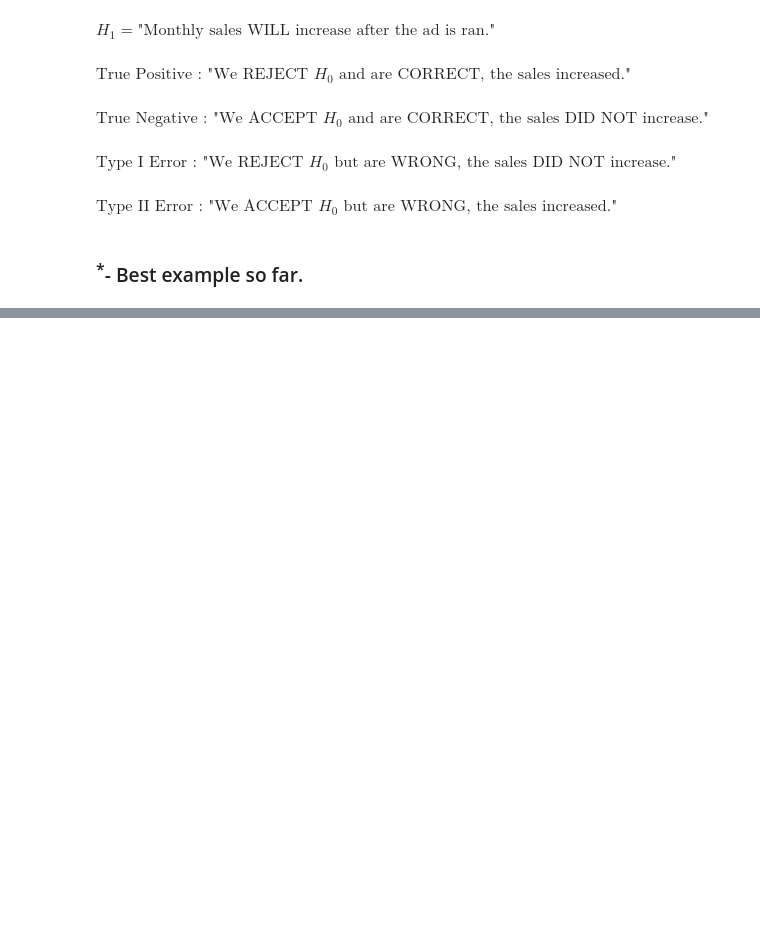
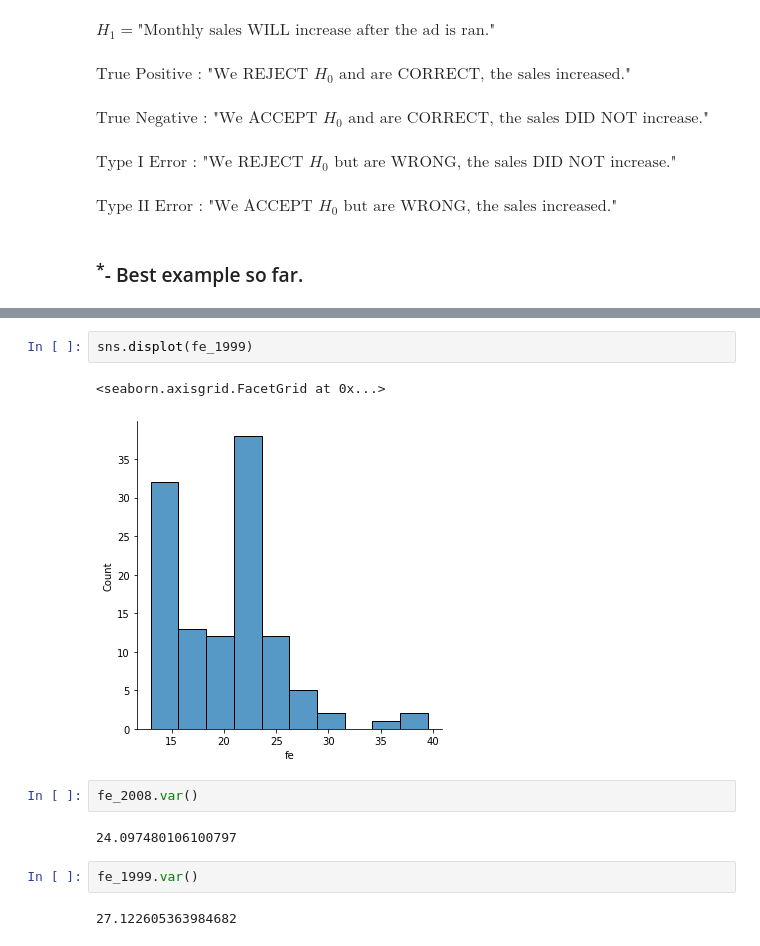
Before and after one commit to hinzle/statistics-exercises, a Jupyter notebook: hypothesis_testing.ipynb, the cells around one changed output, grey strips where cells are left out. Drawn from its saved outputs; the diff is of its cells as text; blank space fills up the shorter version.

```diff
--- a/hypothesis_testing.ipynb
+++ b/hypothesis_testing.ipynb
@@ -73,0 +238,13 @@ $\textrm{Type II Error : "We ACCEPT }H_0\textrm{ but are WRONG, the sales increa
+# %%
+sns.displot(fe_1999)
+# %% [output]
+<seaborn.axisgrid.FacetGrid at 0x...>
+[figure, added]
+# %%
+fe_2008.var()
+# %% [output]
+24.097480106100797
+# %%
+fe_1999.var()
+# %% [output]
+27.122605363984682
```
Also changed, not shown: parts of 36 cells of this notebook.
